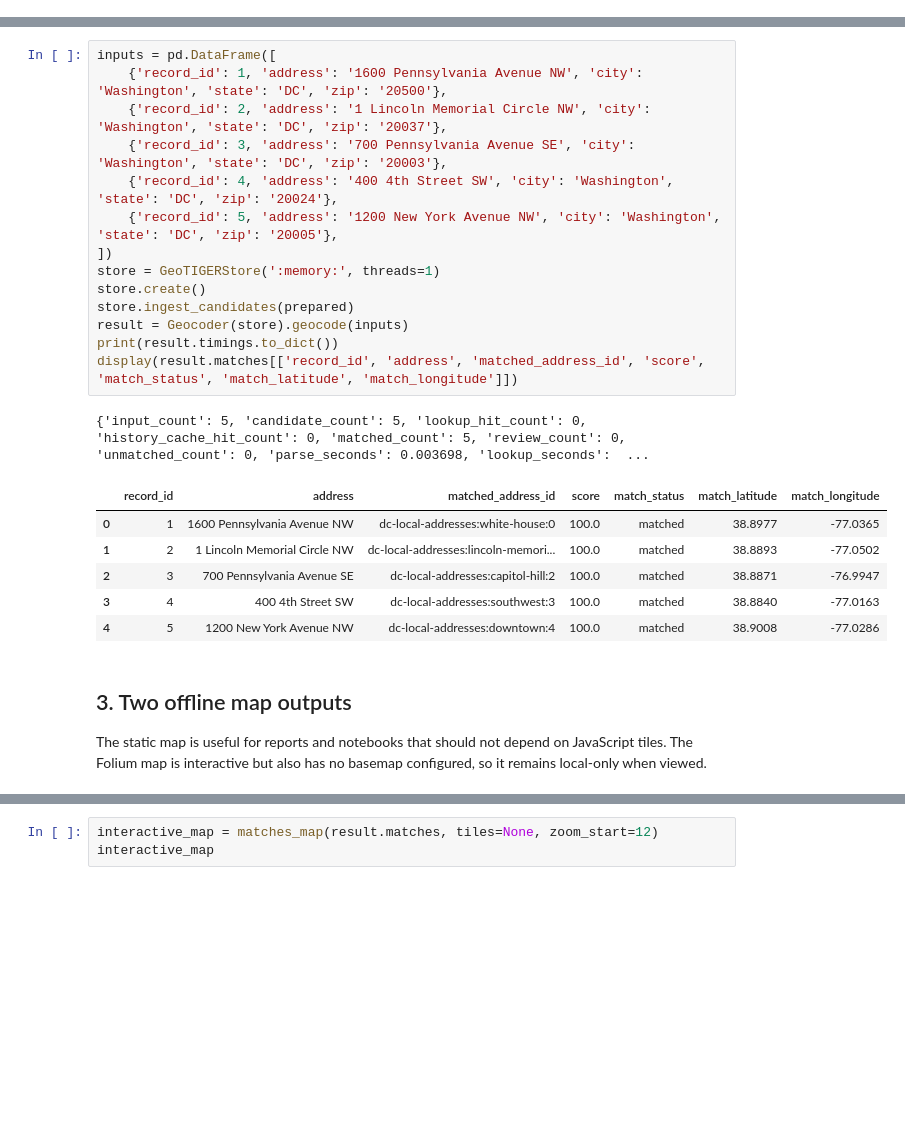
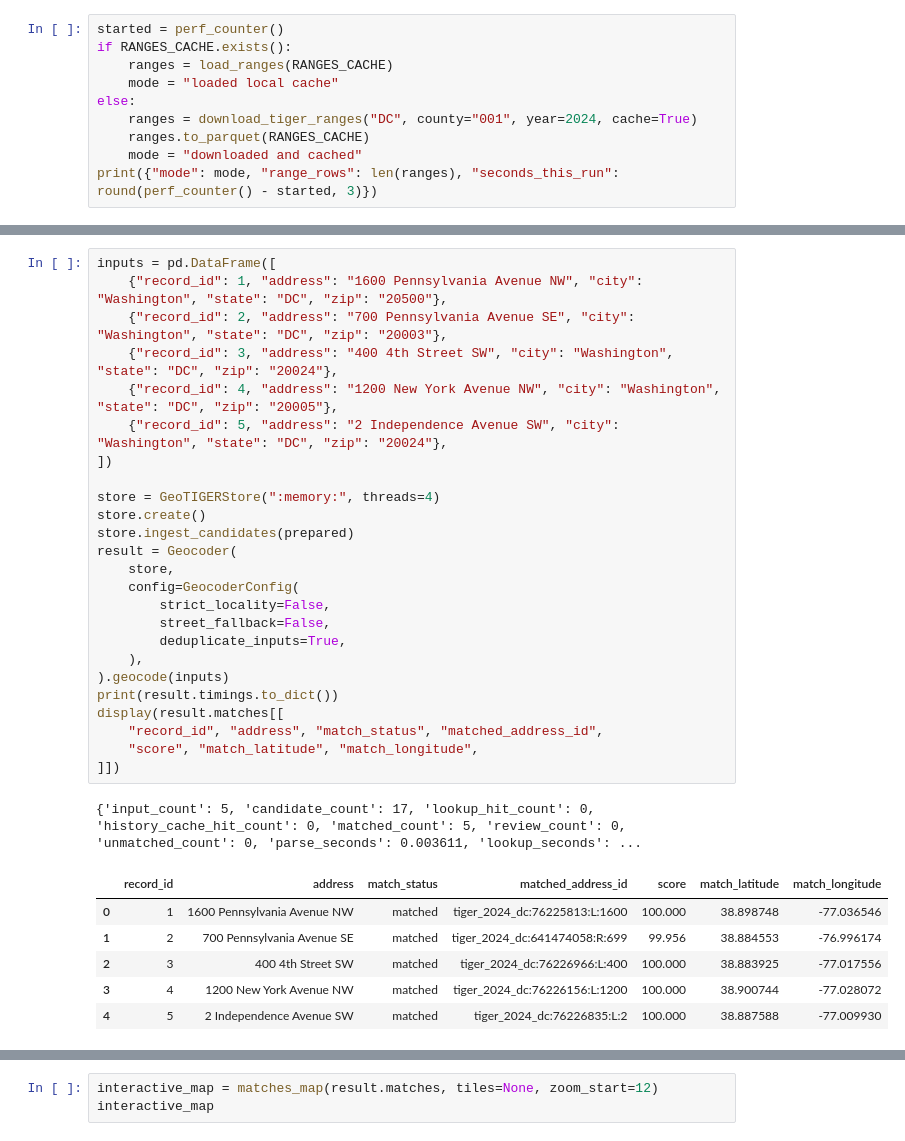
Before and after one commit to apwheele/geotiger, a Jupyter notebook: notebooks/dc_five_addresses_demo.ipynb, the cells around one changed output, grey strips where cells are left out. Saved outputs shown, nothing was run; the diff lists cells and outputs as text; blank space fills up the shorter version.

```diff
--- a/notebooks/dc_five_addresses_demo.ipynb
+++ b/notebooks/dc_five_addresses_demo.ipynb
@@ -42,0 +39,10 @@ The input uses expanded street suffixes to demonstrate normalization (`Avenue` t
+# %%
+started = perf_counter()
+if RANGES_CACHE.exists():
+    ranges = load_ranges(RANGES_CACHE)
+    mode = "loaded local cache"
+else:
+    ranges = download_tiger_ranges("DC", county="001", year=2024, cache=True)
+    ranges.to_parquet(RANGES_CACHE)
+    mode = "downloaded and cached"
+print({"mode": mode, "range_rows": len(ranges), "seconds_this_run": round(perf_counter() - started, 3)})
@@ -43,26 +87,33 @@ The input uses expanded street suffixes to demonstrate normalization (`Avenue` t
 # %%
 inputs = pd.DataFrame([
-    {'record_id': 1, 'address': '1600 Pennsylvania Avenue NW', 'city': 'Washington', 'state': 'DC', 'zip': '20500'},
-    {'record_id': 2, 'address': '1 Lincoln Memorial Circle NW', 'city': 'Washington', 'state': 'DC', 'zip': '20037'},
-    {'record_id': 3, 'address': '700 Pennsylvania Avenue SE', 'city': 'Washington', 'state': 'DC', 'zip': '20003'},
-    {'record_id': 4, 'address': '400 4th Street SW', 'city': 'Washington', 'state': 'DC', 'zip': '20024'},
-    {'record_id': 5, 'address': '1200 New York Avenue NW', 'city': 'Washington', 'state': 'DC', 'zip': '20005'},
+    {"record_id": 1, "address": "1600 Pennsylvania Avenue NW", "city": "Washington", "state": "DC", "zip": "20500"},
+    {"record_id": 2, "address": "700 Pennsylvania Avenue SE", "city": "Washington", "state": "DC", "zip": "20003"},
+    {"record_id": 3, "address": "400 4th Street SW", "city": "Washington", "state": "DC", "zip": "20024"},
+    {"record_id": 4, "address": "1200 New York Avenue NW", "city": "Washington", "state": "DC", "zip": "20005"},
+    {"record_id": 5, "address": "2 Independence Avenue SW", "city": "Washington", "state": "DC", "zip": "20024"},
 ])
-store = GeoTIGERStore(':memory:', threads=1)
+
+store = GeoTIGERStore(":memory:", threads=4)
 store.create()
 store.ingest_candidates(prepared)
-result = Geocoder(store).geocode(inputs)
+result = Geocoder(
+    store,
+    config=GeocoderConfig(
+        strict_locality=False,
+        street_fallback=False,
+        deduplicate_inputs=True,
+    ),
+).geocode(inputs)
 print(result.timings.to_dict())
-display(result.matches[['record_id', 'address', 'matched_address_id', 'score', 'match_status', 'match_latitude', 'match_longitude']])
+display(result.matches[[
+    "record_id", "address", "match_status", "matched_address_id",
+    "score", "match_latitude", "match_longitude",
+]])
 # %% [output]
-{'input_count': 5, 'candidate_count': 5, 'lookup_hit_count': 0, 'history_cache_hit_count': 0, 'matched_count': 5, 'review_count': 0, 'unmatched_count': 0, 'parse_seconds': 0.003698, 'lookup_seconds':  ...
+{'input_count': 5, 'candidate_count': 17, 'lookup_hit_count': 0, 'history_cache_hit_count': 0, 'matched_count': 5, 'review_count': 0, 'unmatched_count': 0, 'parse_seconds': 0.003611, 'lookup_seconds': ...
-|  | record_id | address | matched_address_id | score | match_status | match_latitude | match_longitude |
-| 0 | 1 | 1600 Pennsylvania Avenue NW | dc-local-addresses:white-house:0 | 100.0 | matched | 38.8977 | -77.0365 |
-| 1 | 2 | 1 Lincoln Memorial Circle NW | dc-local-addresses:lincoln-memori... | 100.0 | matched | 38.8893 | -77.0502 |
-| 2 | 3 | 700 Pennsylvania Avenue SE | dc-local-addresses:capitol-hill:2 | 100.0 | matched | 38.8871 | -76.9947 |
-| 3 | 4 | 400 4th Street SW | dc-local-addresses:southwest:3 | 100.0 | matched | 38.8840 | -77.0163 |
-| 4 | 5 | 1200 New York Avenue NW | dc-local-addresses:downtown:4 | 100.0 | matched | 38.9008 | -77.0286 |
+|  | record_id | address | match_status | matched_address_id | score | match_latitude | match_longitude |
+| 0 | 1 | 1600 Pennsylvania Avenue NW | matched | tiger_2024_dc:76225813:L:1600 | 100.000 | 38.898748 | -77.036546 |
+| 1 | 2 | 700 Pennsylvania Avenue SE | matched | tiger_2024_dc:641474058:R:699 | 99.956 | 38.884553 | -76.996174 |
+| 2 | 3 | 400 4th Street SW | matched | tiger_2024_dc:76226966:L:400 | 100.000 | 38.883925 | -77.017556 |
+| 3 | 4 | 1200 New York Avenue NW | matched | tiger_2024_dc:76226156:L:1200 | 100.000 | 38.900744 | -77.028072 |
+| 4 | 5 | 2 Independence Avenue SW | matched | tiger_2024_dc:76226835:L:2 | 100.000 | 38.887588 | -77.009930 |
-# %% [markdown]
-## 3. Two offline map outputs
-
-The static map is useful for reports and notebooks that should not depend on JavaScript tiles. The Folium map is interactive but also has no basemap configured, so it remains local-only when viewed.
```
Also changed, not shown: parts of 13 cells of this notebook, 15 other files.
